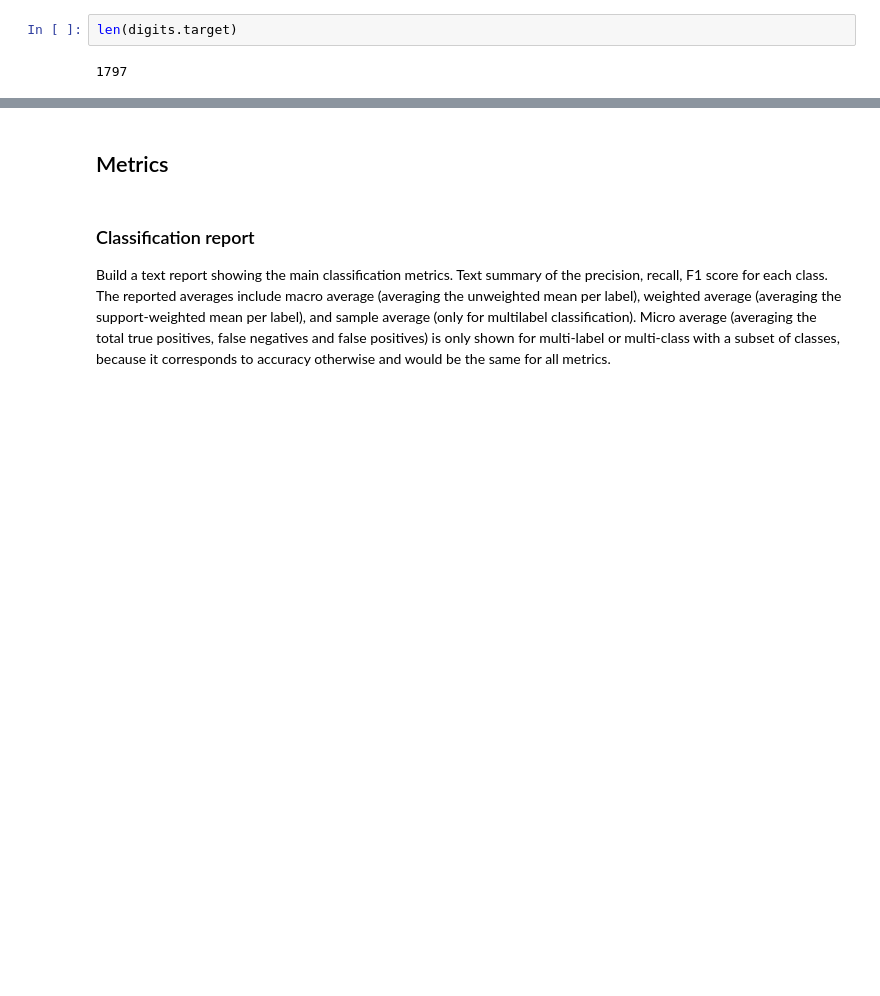
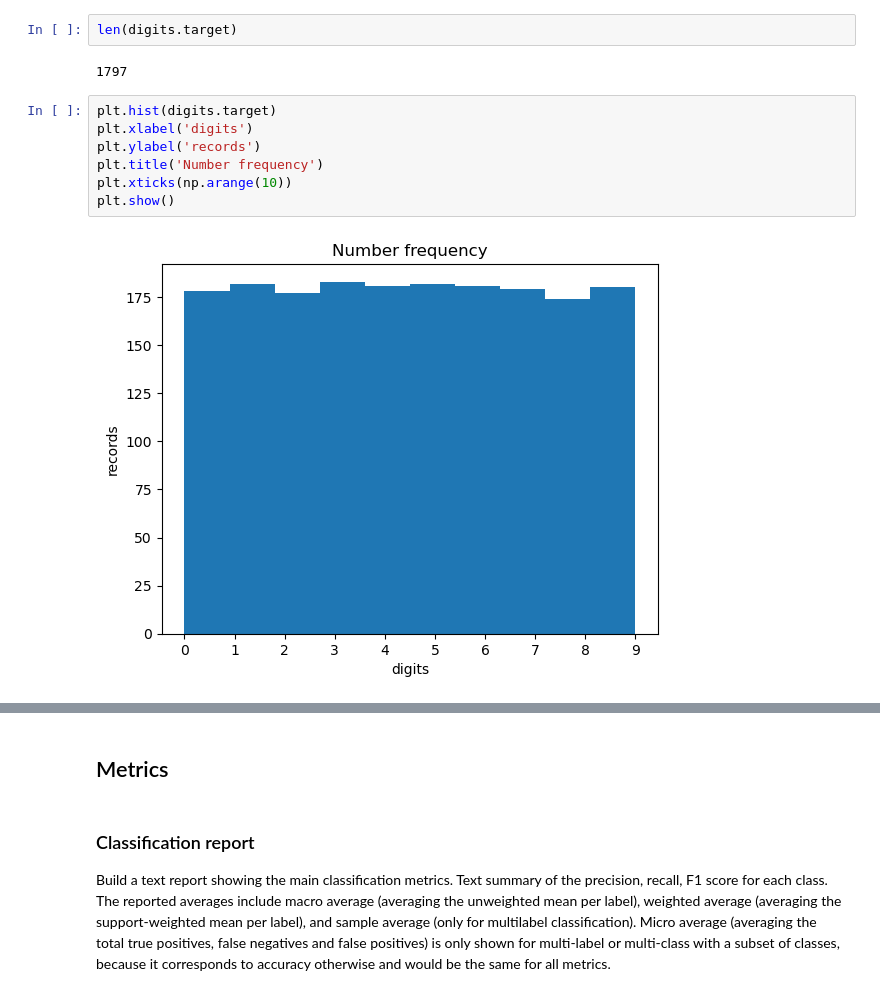
Before and after one commit to mi6oo6im/ml_sklearn_recognizing_handwritten_digits, a Jupyter notebook: recognize_handwritten_digits.ipynb, the cells around one changed output, grey strips where cells are left out. Cells and saved outputs as stored; diff of their text form; blank space fills up the shorter version.

```diff
--- a/recognize_handwritten_digits.ipynb
+++ b/recognize_handwritten_digits.ipynb
@@ -64,3 +65,12 @@ array([0, 1, 2, ..., 8, 9, 8])
 len(digits.target)
 # %% [output]
 1797
+# %%
+plt.hist(digits.target)
+plt.xlabel('digits')
+plt.ylabel('records')
+plt.title('Number frequency')
+plt.xticks(np.arange(10))
+plt.show()
+# %% [output]
+[figure, added]
```
Also changed, not shown: parts of 14 cells of this notebook, 1 other file.
